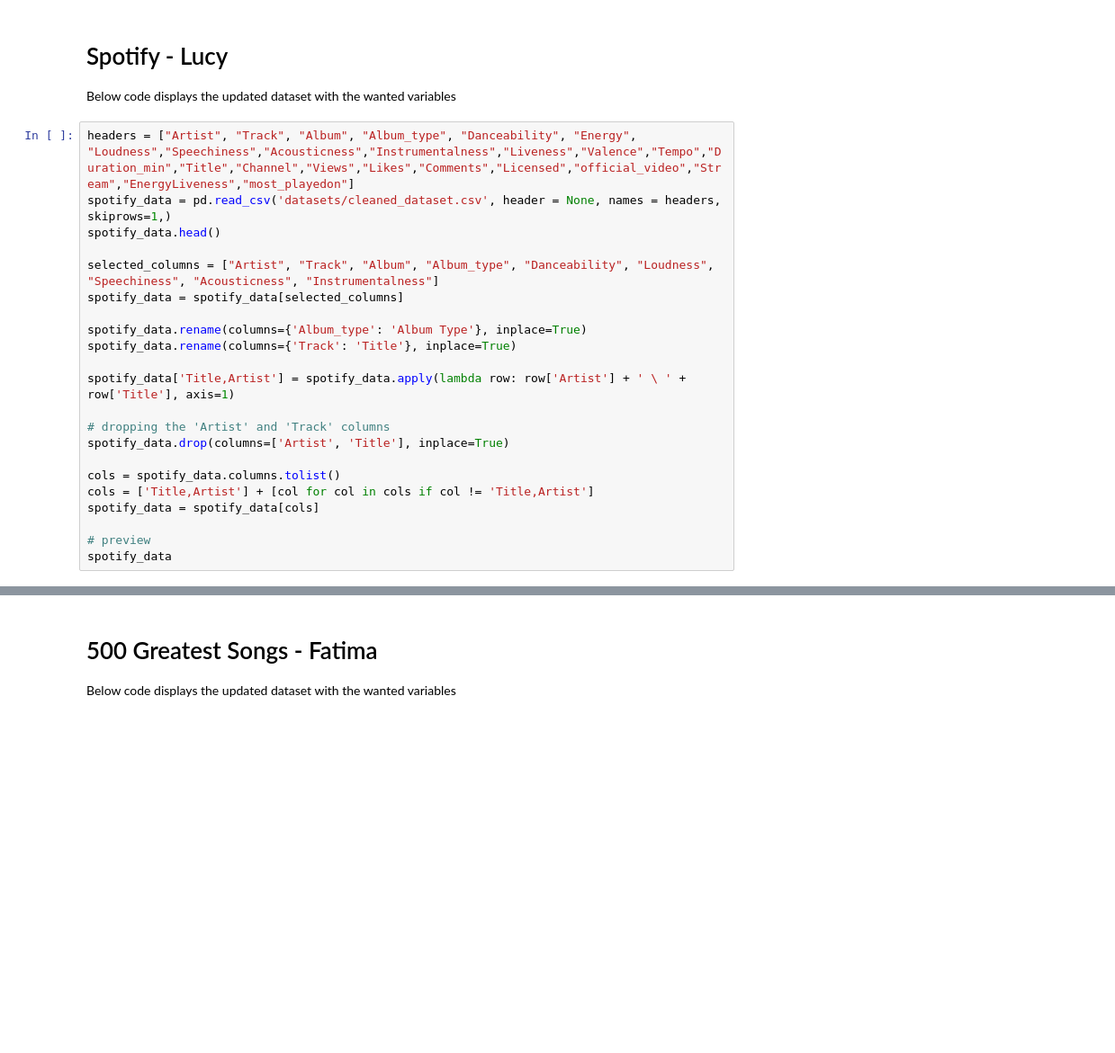
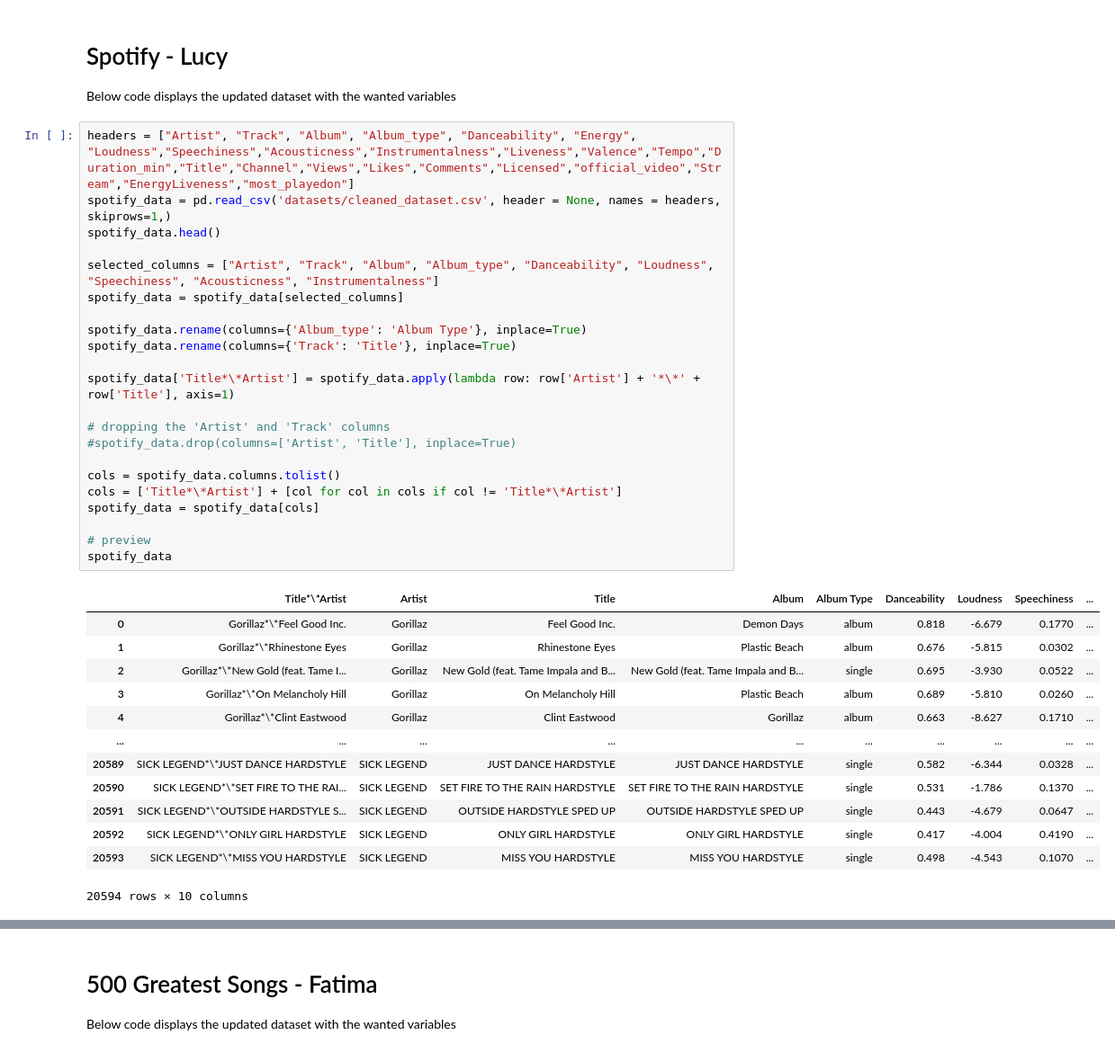
Before and after one commit to enriqfatima/COGS118B_Project, a Jupyter notebook: Data_Wrangling_groupXXX.ipynb, the cells around one changed output, grey strips where cells are left out. Shown: that part at 90% size. Saved outputs shown, nothing was run; the diff lists cells and outputs as text; blank space fills up the shorter version.

```diff
--- a/Data_Wrangling_groupXXX.ipynb
+++ b/Data_Wrangling_groupXXX.ipynb
@@ -66,25 +250,39 @@ Below code displays the updated dataset with the wanted variables
 # %%
 headers = ["Artist", "Track", "Album", "Album_type", "Danceability", "Energy", "Loudness","Speechiness","Acousticness","Instrumentalness","Liveness","Valence","Tempo","Duration_min","Title","Channel","Views","Likes","Comments","Licensed","official_video","Stream","EnergyLiveness","most_playedon"]
 spotify_data = pd.read_csv('datasets/cleaned_dataset.csv', header = None, names = headers, skiprows=1,)
 spotify_data.head()
 
 selected_columns = ["Artist", "Track", "Album", "Album_type", "Danceability", "Loudness", "Speechiness", "Acousticness", "Instrumentalness"]
 spotify_data = spotify_data[selected_columns]
 
 spotify_data.rename(columns={'Album_type': 'Album Type'}, inplace=True)
 spotify_data.rename(columns={'Track': 'Title'}, inplace=True)
 
-spotify_data['Title,Artist'] = spotify_data.apply(lambda row: row['Artist'] + ' \ ' + row['Title'], axis=1)
+spotify_data['Title*\*Artist'] = spotify_data.apply(lambda row: row['Artist'] + '*\*' + row['Title'], axis=1)
 
 # dropping the 'Artist' and 'Track' columns
-spotify_data.drop(columns=['Artist', 'Title'], inplace=True)
+#spotify_data.drop(columns=['Artist', 'Title'], inplace=True)
 
 cols = spotify_data.columns.tolist()
-cols = ['Title,Artist'] + [col for col in cols if col != 'Title,Artist']
+cols = ['Title*\*Artist'] + [col for col in cols if col != 'Title*\*Artist']
 spotify_data = spotify_data[cols]
 
 # preview
 spotify_data
+# %% [output]
+|  | Title*\*Artist | Artist | Title | Album | Album Type | Danceability | Loudness | Speechiness | ... |
+| 0 | Gorillaz*\*Feel Good Inc. | Gorillaz | Feel Good Inc. | Demon Days | album | 0.818 | -6.679 | 0.1770 | ... |
+| 1 | Gorillaz*\*Rhinestone Eyes | Gorillaz | Rhinestone Eyes | Plastic Beach | album | 0.676 | -5.815 | 0.0302 | ... |
+| 2 | Gorillaz*\*New Gold (feat. Tame I... | Gorillaz | New Gold (feat. Tame Impala and B... | New Gold (feat. Tame Impala and B... | single | 0.695 | -3.930 | 0.0522 | ... |
+| 3 | Gorillaz*\*On Melancholy Hill | Gorillaz | On Melancholy Hill | Plastic Beach | album | 0.689 | -5.810 | 0.0260 | ... |
+| 4 | Gorillaz*\*Clint Eastwood | Gorillaz | Clint Eastwood | Gorillaz | album | 0.663 | -8.627 | 0.1710 | ... |
+| ... | ... | ... | ... | ... | ... | ... | ... | ... | ... |
+| 20589 | SICK LEGEND*\*JUST DANCE HARDSTYLE | SICK LEGEND | JUST DANCE HARDSTYLE | JUST DANCE HARDSTYLE | single | 0.582 | -6.344 | 0.0328 | ... |
+| 20590 | SICK LEGEND*\*SET FIRE TO THE RAI... | SICK LEGEND | SET FIRE TO THE RAIN HARDSTYLE | SET FIRE TO THE RAIN HARDSTYLE | single | 0.531 | -1.786 | 0.1370 | ... |
+| 20591 | SICK LEGEND*\*OUTSIDE HARDSTYLE S... | SICK LEGEND | OUTSIDE HARDSTYLE SPED UP | OUTSIDE HARDSTYLE SPED UP | single | 0.443 | -4.679 | 0.0647 | ... |
+| 20592 | SICK LEGEND*\*ONLY GIRL HARDSTYLE | SICK LEGEND | ONLY GIRL HARDSTYLE | ONLY GIRL HARDSTYLE | single | 0.417 | -4.004 | 0.4190 | ... |
+| 20593 | SICK LEGEND*\*MISS YOU HARDSTYLE | SICK LEGEND | MISS YOU HARDSTYLE | MISS YOU HARDSTYLE | single | 0.498 | -4.543 | 0.1070 | ... |
+20594 rows × 10 columns
 # %%
 #check what data types we have in the dataset
 print(spotify_data.dtypes)
```
Also changed, not shown: parts of 22 cells of this notebook.
